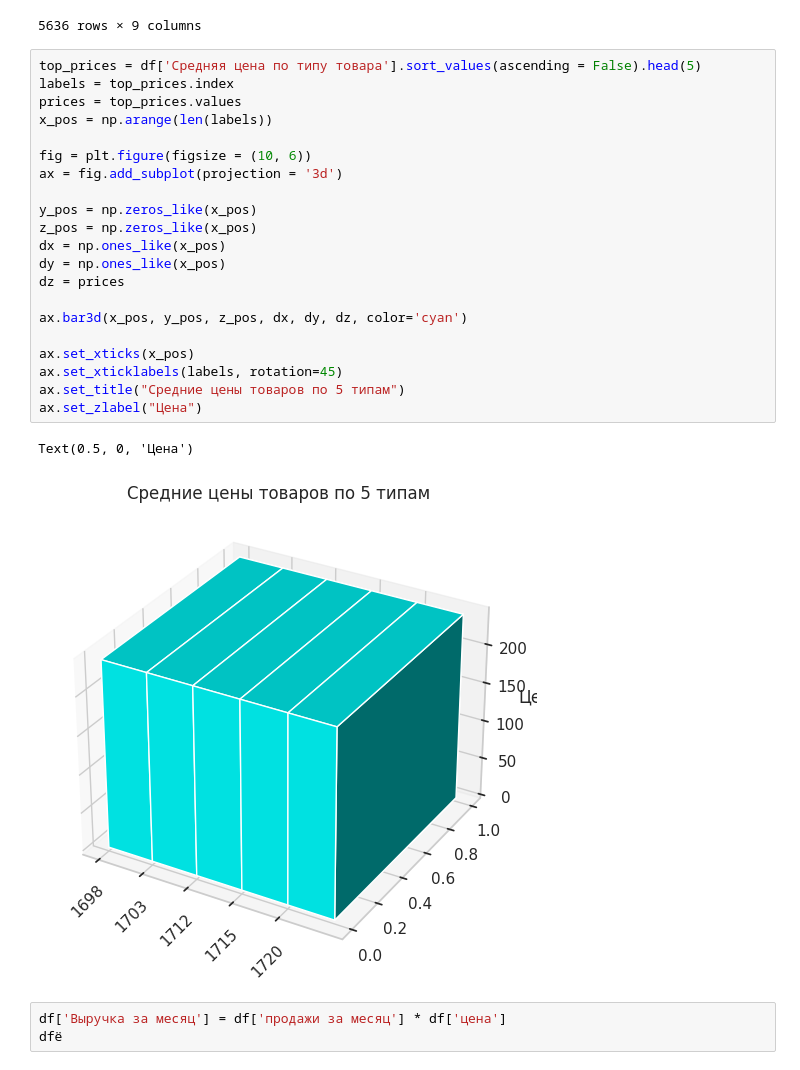
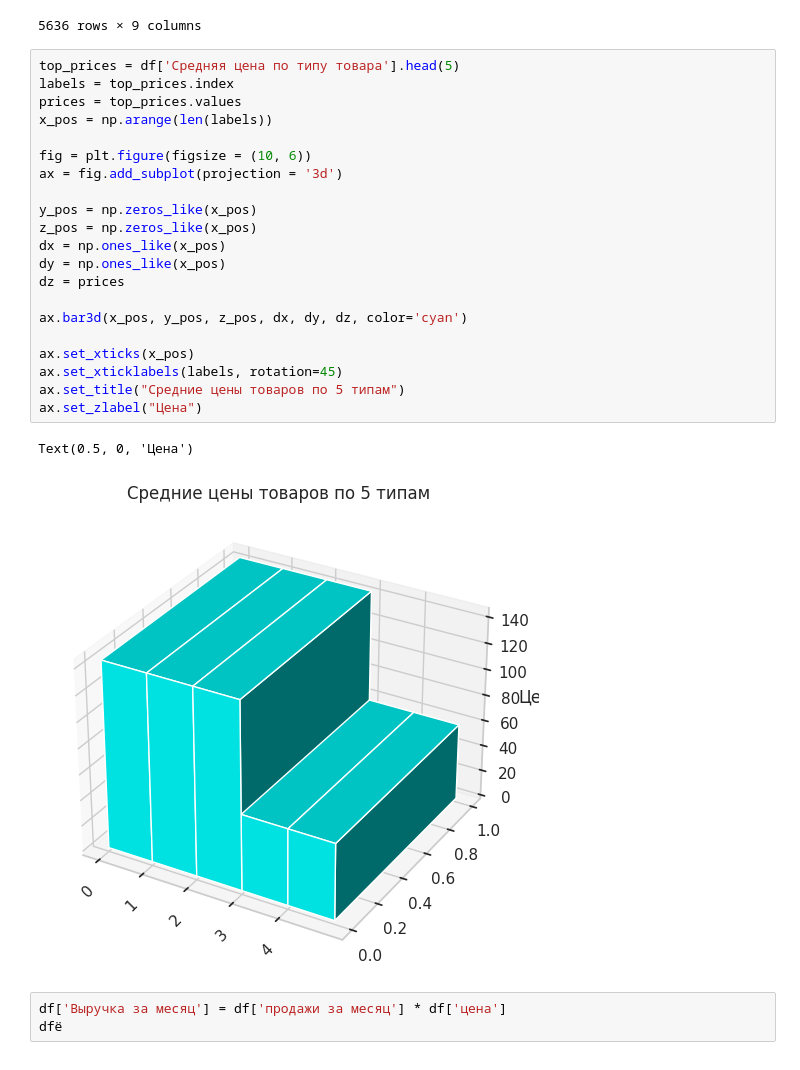
Before and after one commit to MundoEli/AIapp, a Jupyter notebook: dashboard_final.ipynb, the cells around one changed output. Saved outputs shown, nothing was run; the diff lists cells and outputs as text.

```diff
--- a/dashboard_final.ipynb
+++ b/dashboard_final.ipynb
@@ -223,29 +223,29 @@ df
 | 5635 | Assassin’s Creed Shadows - Limite... | 69.99 | 4.2 | 188.000 | 10.0 | Video Games | PlayStation 5 | ... |
 5636 rows × 9 columns
 # %%
-top_prices = df['Средняя цена по типу товара'].sort_values(ascending = False).head(5)
+top_prices = df['Средняя цена по типу товара'].head(5)
 labels = top_prices.index
 prices = top_prices.values
 x_pos = np.arange(len(labels))
 
 fig = plt.figure(figsize = (10, 6))
 ax = fig.add_subplot(projection = '3d')
 
 y_pos = np.zeros_like(x_pos)
 z_pos = np.zeros_like(x_pos)
 dx = np.ones_like(x_pos)
 dy = np.ones_like(x_pos)
 dz = prices
 
 ax.bar3d(x_pos, y_pos, z_pos, dx, dy, dz, color='cyan')
 
 ax.set_xticks(x_pos)
 ax.set_xticklabels(labels, rotation=45)
 ax.set_title("Средние цены товаров по 5 типам")
 ax.set_zlabel("Цена")
 # %% [output]
 Text(0.5, 0, 'Цена')
-[figure, old version]
+[figure, new version]
 # %%
 df['Выручка за месяц'] = df['продажи за месяц'] * df['цена']
 dfё
```
